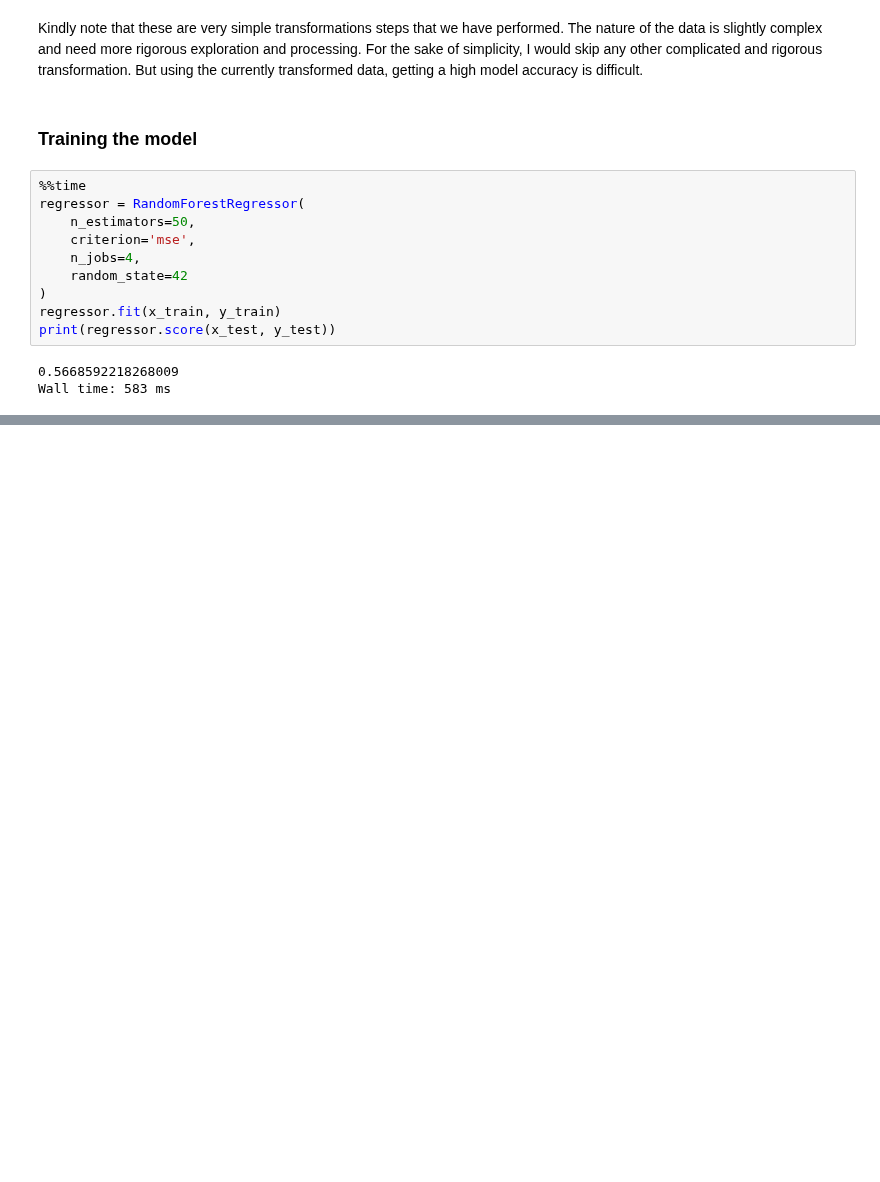
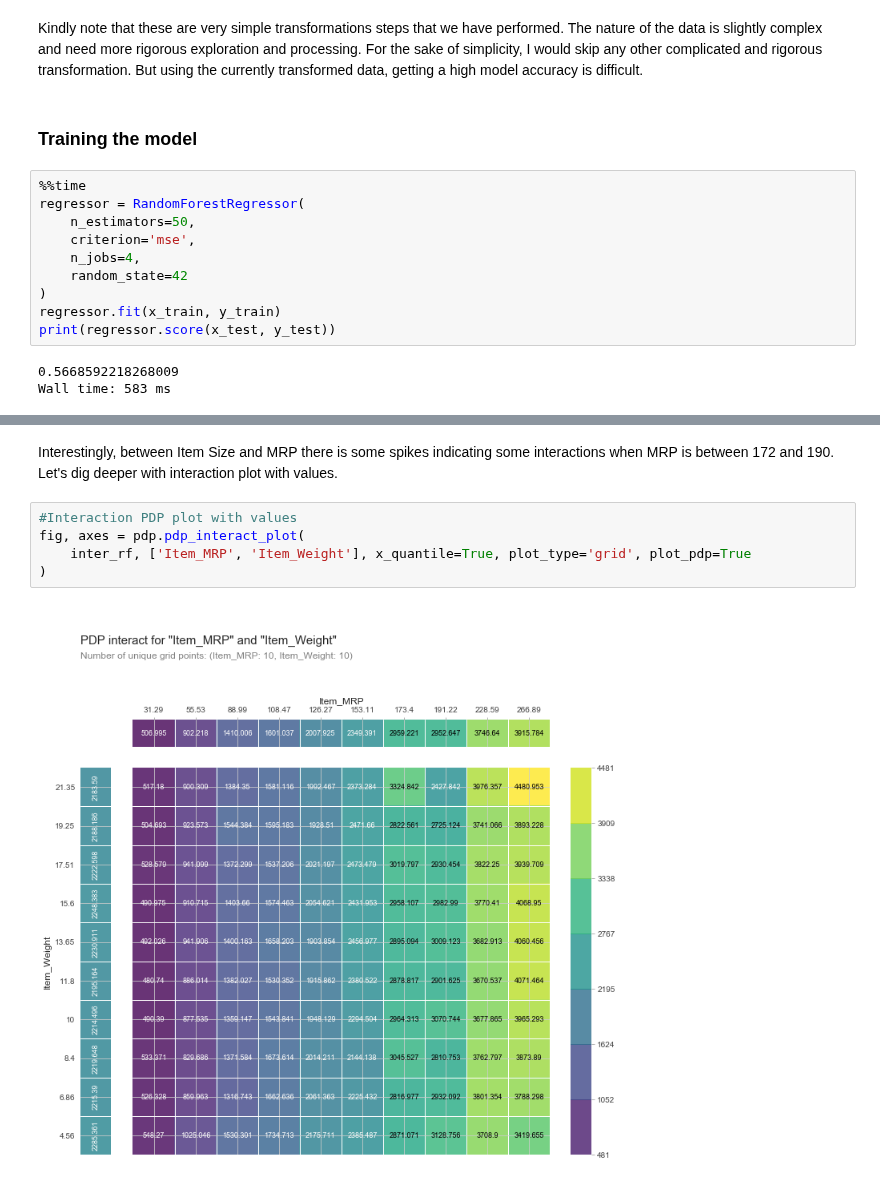
Before and after one commit to PacktPublishing/Applied-Machine-Learning-Explainability-Techniques, a Jupyter notebook: Chapter02/Partial Dependence Plot.ipynb, the cells around one changed output, grey strips where cells are left out. Drawn from its saved outputs; the diff is of its cells as text; blank space fills up the shorter version.

```diff
--- a/Chapter02/Partial Dependence Plot.ipynb
+++ b/Chapter02/Partial Dependence Plot.ipynb
@@ -204,0 +242,9 @@ Wall time: 583 ms
+# %% [markdown]
+Interestingly, between Item Size and MRP there is some spikes indicating some interactions when MRP is between 172 and 190. Let's dig deeper with interaction plot with values.
+# %%
+#Interaction PDP plot with values
+fig, axes = pdp.pdp_interact_plot(
+    inter_rf, ['Item_MRP', 'Item_Weight'], x_quantile=True, plot_type='grid', plot_pdp=True
+)
+# %% [output]
+[figure, added]
```
Also changed, not shown: parts of 17 cells of this notebook.
